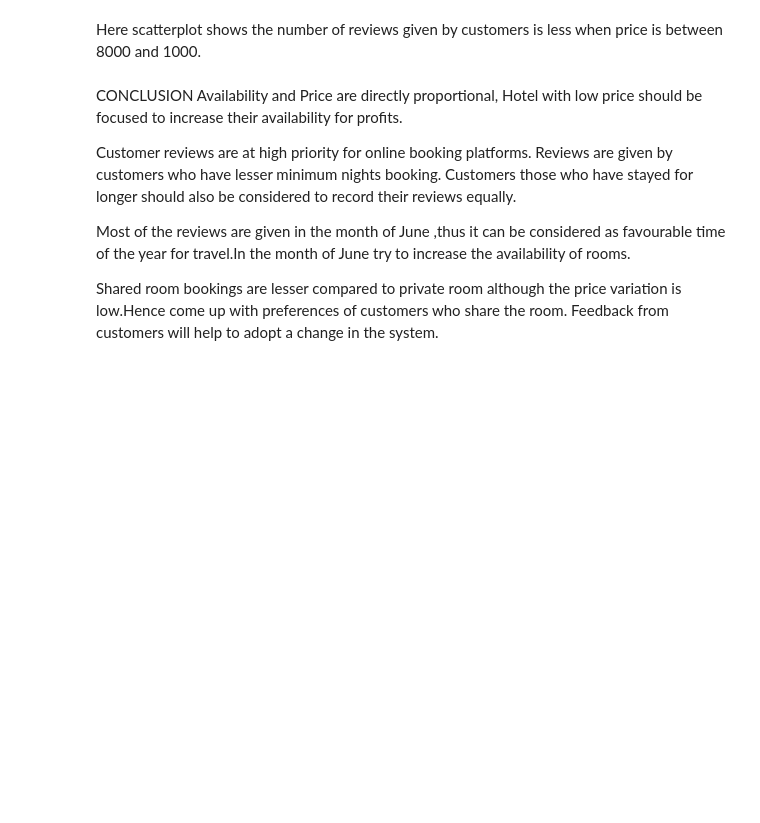
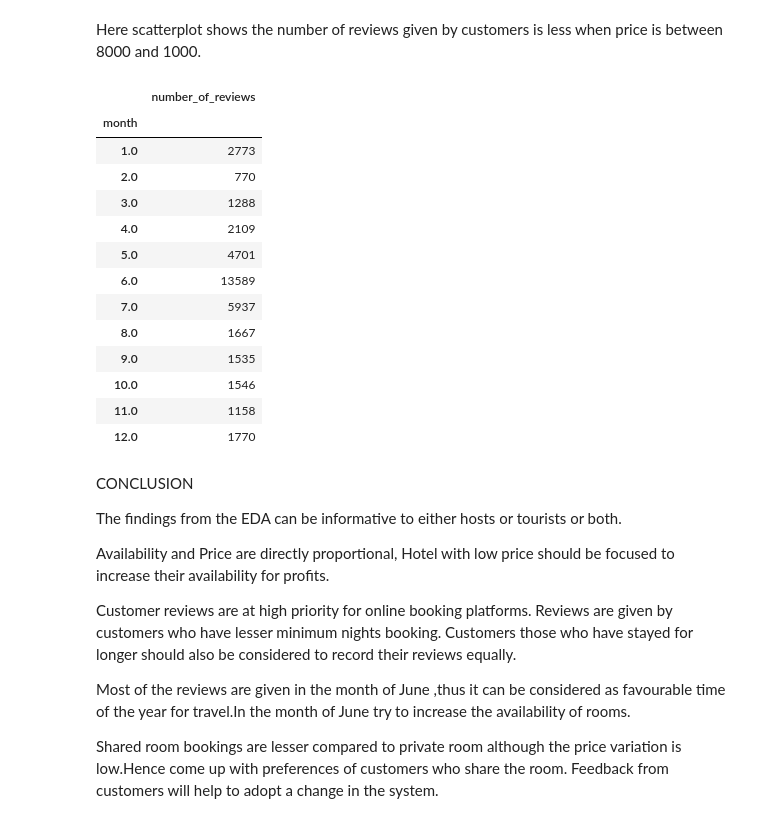
Before and after one commit to Sardaruzma/Airbnb_EDA, a Jupyter notebook: Airbnb_EDA_Project.ipynb, the cells around one changed output. Cells and saved outputs as stored; diff of their text form; code cells hidden in the pictures; blank space fills up the shorter version.

```diff
--- a/Airbnb_EDA_Project.ipynb
+++ b/Airbnb_EDA_Project.ipynb
@@ -348,8 +424,32 @@ sns.scatterplot(y=My_Dataframe['price'],x=My_Dataframe['number_of_reviews'])
 [figure]
 # %% [markdown]
 Here scatterplot shows the number of reviews given by customers is less when price is between 8000 and 1000.
+# %%
+My_Dataframe['month'] = My_Dataframe['last_review'].dt.month
+# %%
+df_calendar = My_Dataframe.groupby('month')[["number_of_reviews"]].count().sort_values(by="month")
+# %%
+df_calendar
+# %% [output]
+|  | number_of_reviews |
+| month |  |
+| 1.0 | 2773 |
+| 2.0 | 770 |
+| 3.0 | 1288 |
+| 4.0 | 2109 |
+| 5.0 | 4701 |
+| 6.0 | 13589 |
+| 7.0 | 5937 |
+| 8.0 | 1667 |
+| 9.0 | 1535 |
+| 10.0 | 1546 |
+| 11.0 | 1158 |
+| 12.0 | 1770 |
 # %% [markdown]
 CONCLUSION
+
+The findings from the EDA can be informative to either hosts or tourists or both.
+
 Availability and Price are directly proportional, Hotel with low price should be focused to increase their availability for
 profits.
 
```
Also changed, not shown: parts of 18 cells of this notebook.
